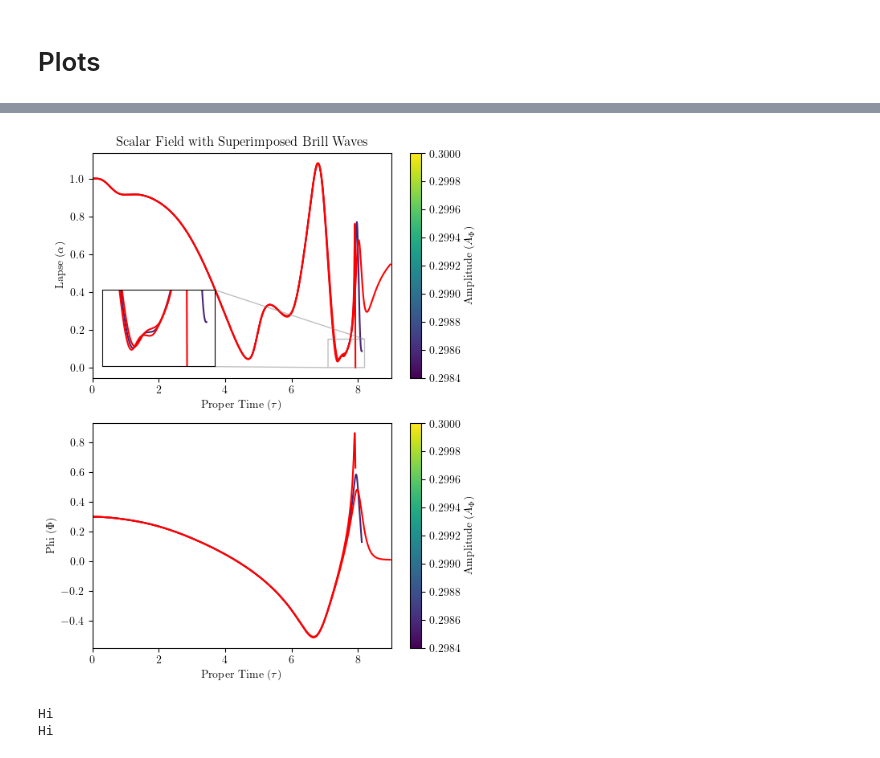
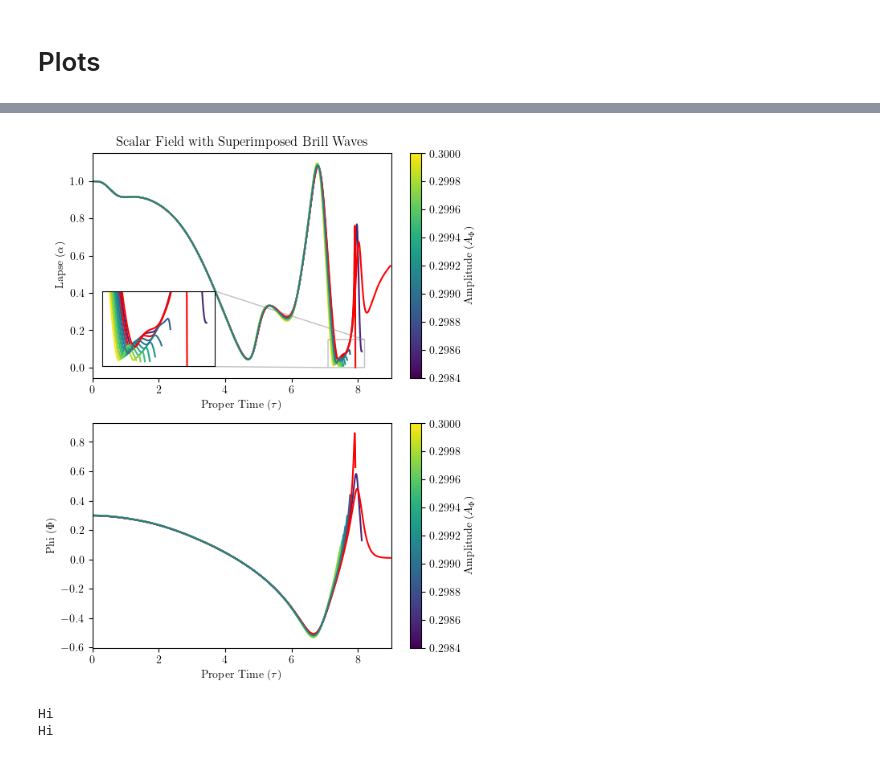
Before and after one commit to sylviamesicek/aeon, a Jupyter notebook: scripts/notebooks/evolve_history.ipynb, the cells around one changed output, grey strips where cells are left out. Saved outputs shown, nothing was run; the diff lists cells and outputs as text; code cells hidden in the pictures.

```diff
--- a/scripts/notebooks/evolve_history.ipynb
+++ b/scripts/notebooks/evolve_history.ipynb
@@ -77,6 +77,12 @@ for i in range(0, len(scalar_amplitudes)):
     if not (scalar_amplitudes[i] in [0.303312, 0.30332400000000004, 0.303336, 0.303348, 0.30336, 0.30337200000000003, 0.303384, 0.303396, 0.303408] or scalar_amplitudes[i] in highlight_range):
         continue
 
+    if scalar_amplitudes[i] < 0.303336:
+        continue
+
+    if scalar_amplitudes[i] == 0.303336 or scalar_amplitudes[i] == 0.303408:
+        color = "red"
+
     # if scalar_amplitudes[i] in highlight_range:
     #     color = "red"
 
@@ -95,6 +101,7 @@ for i in range(0, len(scalar_amplitudes)):
 
 # inset_ax.set_xlim(8.1, 8.4)
 inset_ax.set_xlim(7.4, 8.4)
+inset_ax.set_xlim(8.1, 8.4)
 inset_ax.set_ylim(0.0, 0.15)
 inset_ax.set_xticks([])
 inset_ax.set_yticks([])
@@ -118,7 +125,7 @@ axes[1].set_xlim(0.0, 9.0)
 axes[1].set_xlabel(r"Proper Time ($\tau$)")
 axes[1].set_ylabel(r"Phi ($\Phi$)")
 
-fig.savefig("figures/scalar_field_without_brill_waves.pdf", bbox_inches='tight')
+# fig.savefig("figures/scalar_field_without_brill_waves.pdf", bbox_inches='tight')
 
 plt.show()
 # %% [output]
@@ -150,8 +157,8 @@ for i in range(0, len(combo_amplitudes)):
     # if combo_amplitudes[i] < highlight_range[0] or combo_amplitudes[i] > highlight_range[1]:
     #     continue
 
-    # if not (combo_amplitudes[i] in [0.29856000000000005, 0.29872, 0.29888, 0.29904, 0.2992, 0.29936, 0.29952, 0.29967999999999995, 0.29984] or combo_amplitudes[i] in highlight_range):
-    #     continue
+    if not (combo_amplitudes[i] in [0.29856000000000005, 0.29872, 0.29888, 0.29904, 0.2992, 0.29936, 0.29952, 0.29967999999999995, 0.29984] or combo_amplitudes[i] in highlight_range):
+        continue
 
     # if combo_amplitudes[i] > 0.29872:
     #     continue
@@ -167,34 +174,34 @@ for i in range(0, len(combo_amplitudes)):
         axes[1].plot(combo_data[i]["proper_time"], combo_data[i]["phi0"], color=color)
     inset_ax.plot(combo_data[i]["proper_time"], combo_data[i]["alpha"], color=color)
 
 sm = cm.ScalarMappable(cmap=colormap, norm=norm)
 sm.set_array(combo_amplitudes)
 cbar = fig.colorbar(sm, ax=axes[0], orientation="vertical")
 cbar.set_label(r"Amplitude ($A_\Phi$)")
 
 cbar = fig.colorbar(sm, ax=axes[1], orientation="vertical")
 cbar.set_label(r"Amplitude ($A_\Phi$)")
 
 inset_ax.set_xlim(7.1, 8.2)
 inset_ax.set_ylim(0.0, 0.15)
 inset_ax.set_xticks([])
 inset_ax.set_yticks([])
 axes[0].indicate_inset_zoom(inset_ax)
 
 axes[0].set_title("Scalar Field with Superimposed Brill Waves")
 axes[0].set_xlim(0.0, 9.0)
 axes[0].set_xlabel(r"Proper Time ($\tau$)")
 axes[0].set_ylabel(r"Lapse ($\alpha$)")
 
 axes[1].set_xlim(0.0, 9.0)
 axes[1].set_xlabel(r"Proper Time ($\tau$)")
 axes[1].set_ylabel(r"Phi ($\Phi$)")
 
 fig.savefig("figures/scalar_field_with_brill_waves.pdf", bbox_inches='tight')
 
 plt.show()
 # %% [output]
-[figure, old version]
+[figure, new version]
 # %%
 
 fig, axes = plt.subplots(2, 1, figsize=(10, 12))
```
Also changed, not shown: parts of 1 cell of this notebook, 7 other files.
